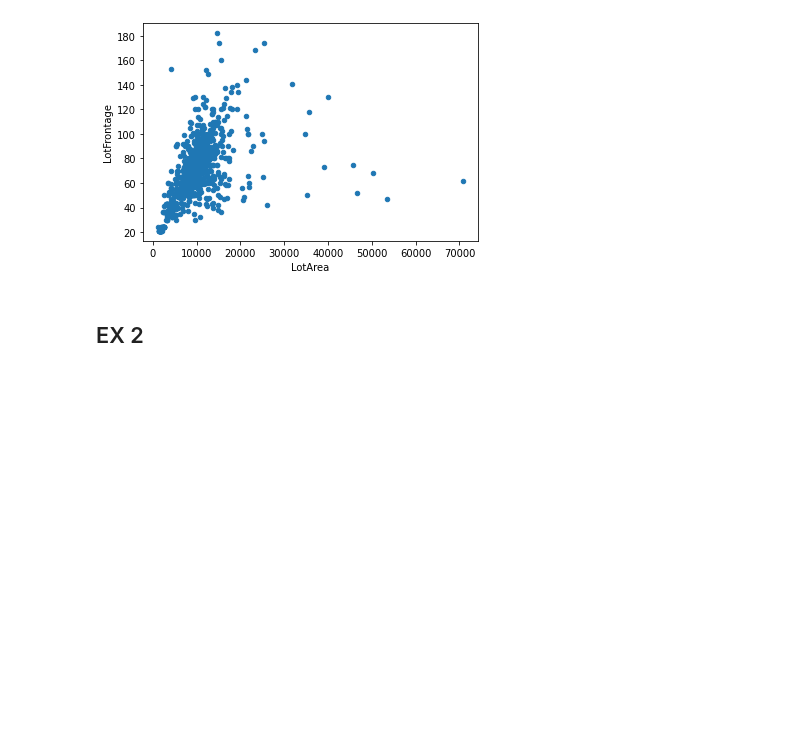
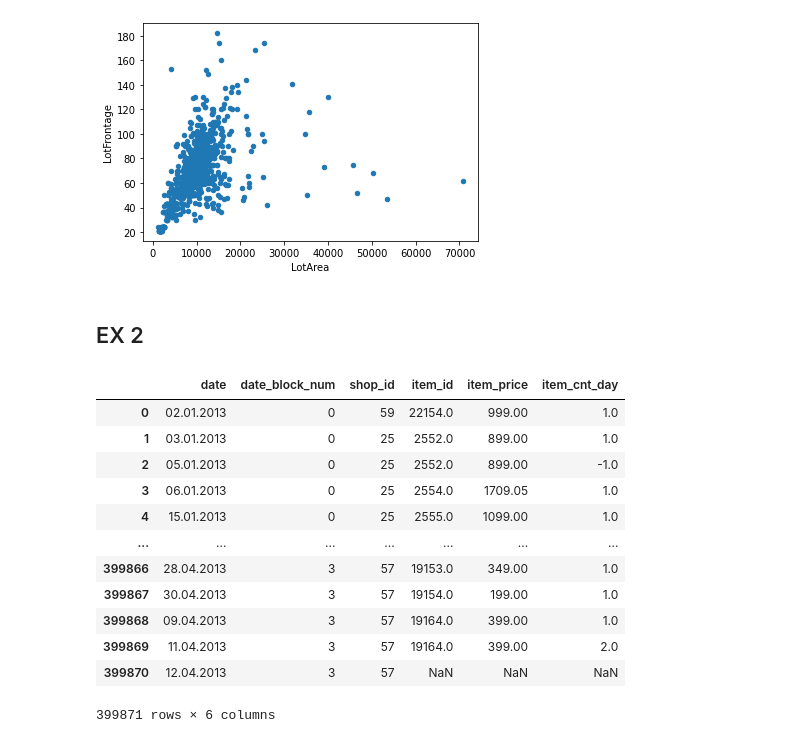
Before and after one commit to frag30041997/jupyter-one, a Jupyter notebook: ExDataVis.ipynb, the cells around one changed output. Cells and saved outputs as stored; diff of their text form; code cells hidden in the pictures; blank space fills up the shorter version.

```diff
--- a/ExDataVis.ipynb
+++ b/ExDataVis.ipynb
@@ -72,4 +74,20 @@ df[(df['LotArea'] < 100000) & (df['LotFrontage'] < 200)].plot.scatter(x='LotArea
 # %% [markdown]
 ## EX 2
 # %%
-df2 = pd.read_csv('/sales_predictions.csv')
+df2 = pd.read_csv('sample_data/sales_predictions.csv')
+# %%
+df2
+# %% [output]
+|  | date | date_block_num | shop_id | item_id | item_price | item_cnt_day |
+| 0 | 02.01.2013 | 0 | 59 | 22154.0 | 999.00 | 1.0 |
+| 1 | 03.01.2013 | 0 | 25 | 2552.0 | 899.00 | 1.0 |
+| 2 | 05.01.2013 | 0 | 25 | 2552.0 | 899.00 | -1.0 |
+| 3 | 06.01.2013 | 0 | 25 | 2554.0 | 1709.05 | 1.0 |
+| 4 | 15.01.2013 | 0 | 25 | 2555.0 | 1099.00 | 1.0 |
+| ... | ... | ... | ... | ... | ... | ... |
+| 399866 | 28.04.2013 | 3 | 57 | 19153.0 | 349.00 | 1.0 |
+| 399867 | 30.04.2013 | 3 | 57 | 19154.0 | 199.00 | 1.0 |
+| 399868 | 09.04.2013 | 3 | 57 | 19164.0 | 399.00 | 1.0 |
+| 399869 | 11.04.2013 | 3 | 57 | 19164.0 | 399.00 | 2.0 |
+| 399870 | 12.04.2013 | 3 | 57 | NaN | NaN | NaN |
+399871 rows × 6 columns
```
Also changed, not shown: parts of 1 cell of this notebook.
